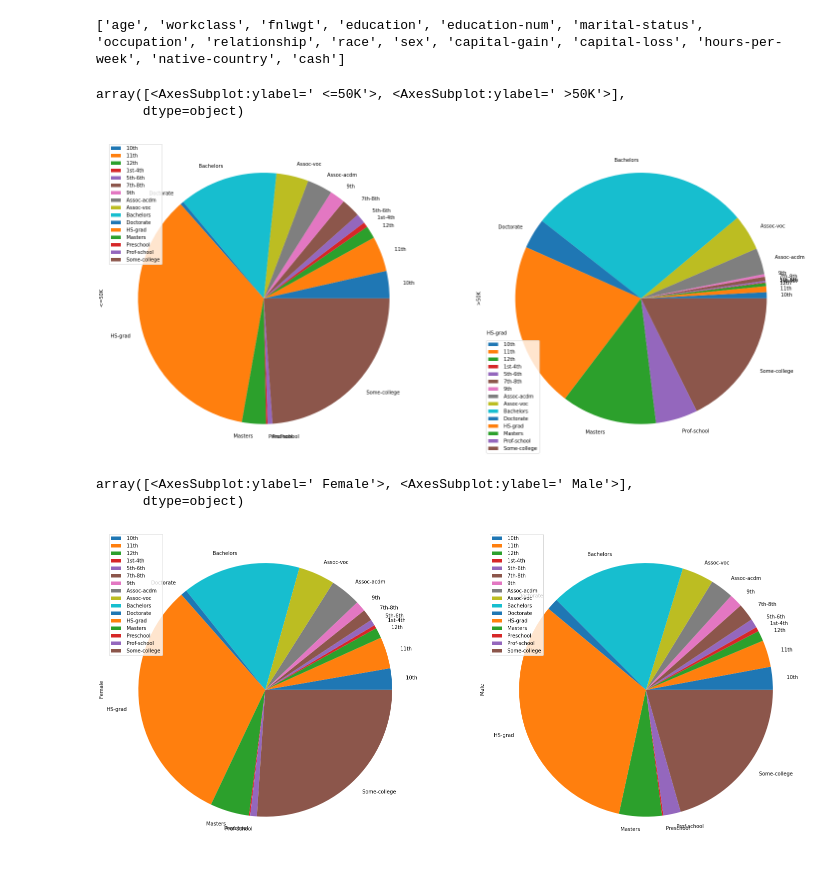
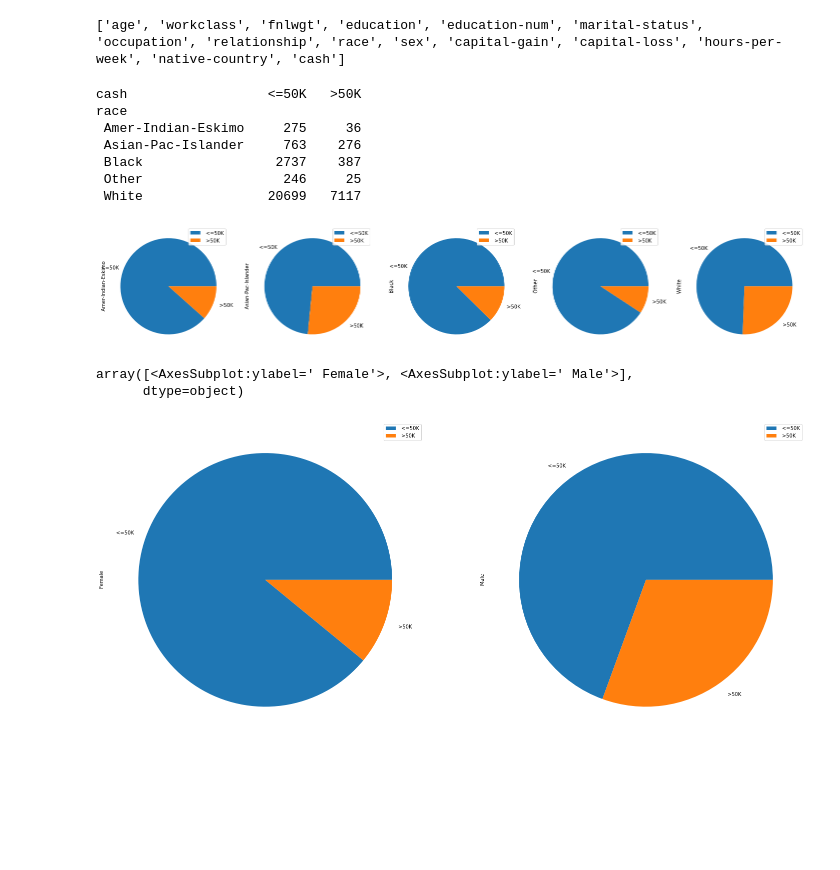
Before and after one commit to astind/578-group-proj, a Jupyter notebook: src/dastin.ipynb, the cells around one changed output. Saved outputs shown, nothing was run; the diff lists cells and outputs as text; code cells hidden in the pictures; blank space fills up the shorter version.

Commit message:
visuals update

```diff
--- a/src/dastin.ipynb
+++ b/src/dastin.ipynb
@@ -57,16 +54,22 @@ df_test = df_test.astype({
 # %%
 #start testing visualizations
 
-educross = pd.crosstab(df_train['cash'], df_train['education'])
-educross.T.plot.pie(subplots=True, figsize=(25,12))
+rcross = pd.crosstab(df_train['race'], df_train['cash'])
+rcross.T.plot.pie(subplots=True, figsize=(25,12))
+print(rcross)
 # %% [output]
-array([<AxesSubplot:ylabel=' <=50K'>, <AxesSubplot:ylabel=' >50K'>],
-      dtype=object)
+cash                  <=50K   >50K
+race
+ Amer-Indian-Eskimo     275     36
+ Asian-Pac-Islander     763    276
+ Black                 2737    387
+ Other                  246     25
+ White                20699   7117
-[figure, old version]
+[figure, new version]
 # %%
-sexcross = pd.crosstab(df_train['sex'], df_train['education'])
+sexcross = pd.crosstab(df_train['sex'], df_train['cash'])
 sexcross.T.plot.pie(subplots=True, figsize=(25,12))
 # %% [output]
 array([<AxesSubplot:ylabel=' Female'>, <AxesSubplot:ylabel=' Male'>],
       dtype=object)
-[figure, old version]
+[figure, new version]
```
Also changed, not shown: parts of 11 cells of this notebook.
